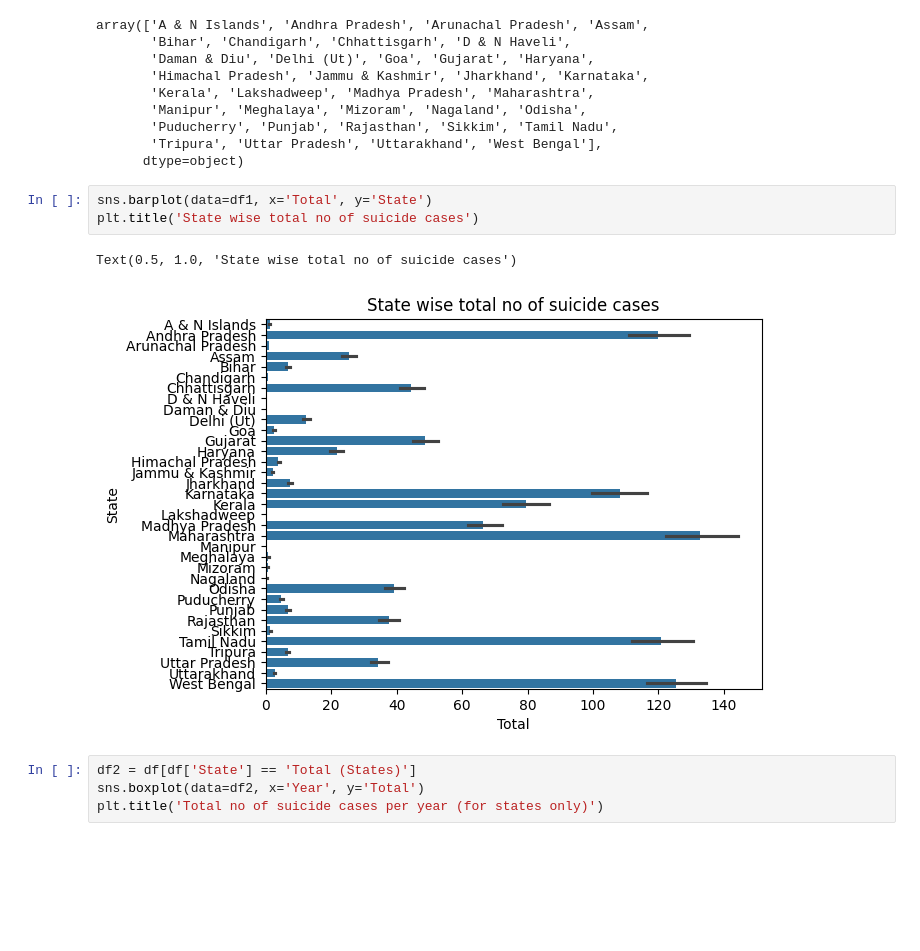
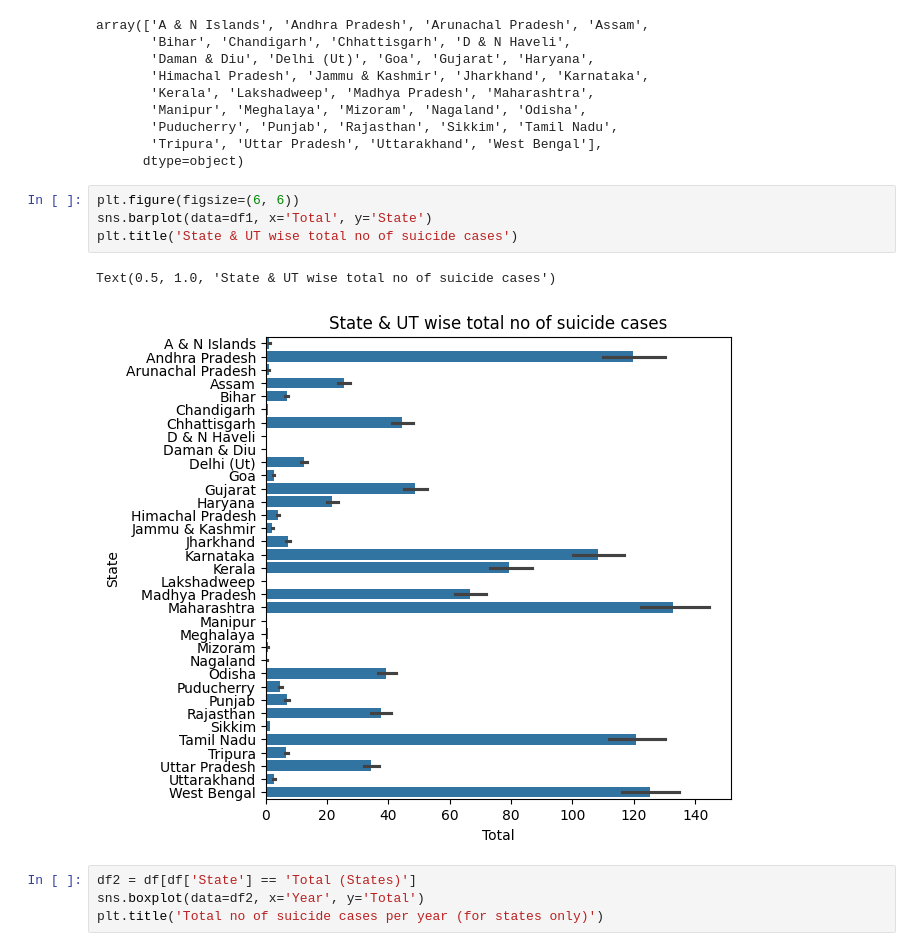
Before and after one commit to renurao1306/SuicideRates-Data-Analysis, a Jupyter notebook: SuicideRates_Data_Analysis.ipynb, the cells around one changed output. Cells and saved outputs as stored; diff of their text form; blank space fills up the shorter version.

Commit message:
Added data visualization in seaborn

```diff
--- a/SuicideRates_Data_Analysis.ipynb
+++ b/SuicideRates_Data_Analysis.ipynb
@@ -196,11 +196,12 @@ array(['A & N Islands', 'Andhra Pradesh', 'Arunachal Pradesh', 'Assam',
        'Tripura', 'Uttar Pradesh', 'Uttarakhand', 'West Bengal'],
       dtype=object)
 # %%
+plt.figure(figsize=(6, 6))
 sns.barplot(data=df1, x='Total', y='State')
-plt.title('State wise total no of suicide cases')
+plt.title('State & UT wise total no of suicide cases')
 # %% [output]
-Text(0.5, 1.0, 'State wise total no of suicide cases')
+Text(0.5, 1.0, 'State & UT wise total no of suicide cases')
-[figure, old version]
+[figure, new version]
 # %%
 df2 = df[df['State'] == 'Total (States)']
 sns.boxplot(data=df2, x='Year', y='Total')
```
Also changed, not shown: parts of 8 cells of this notebook.
